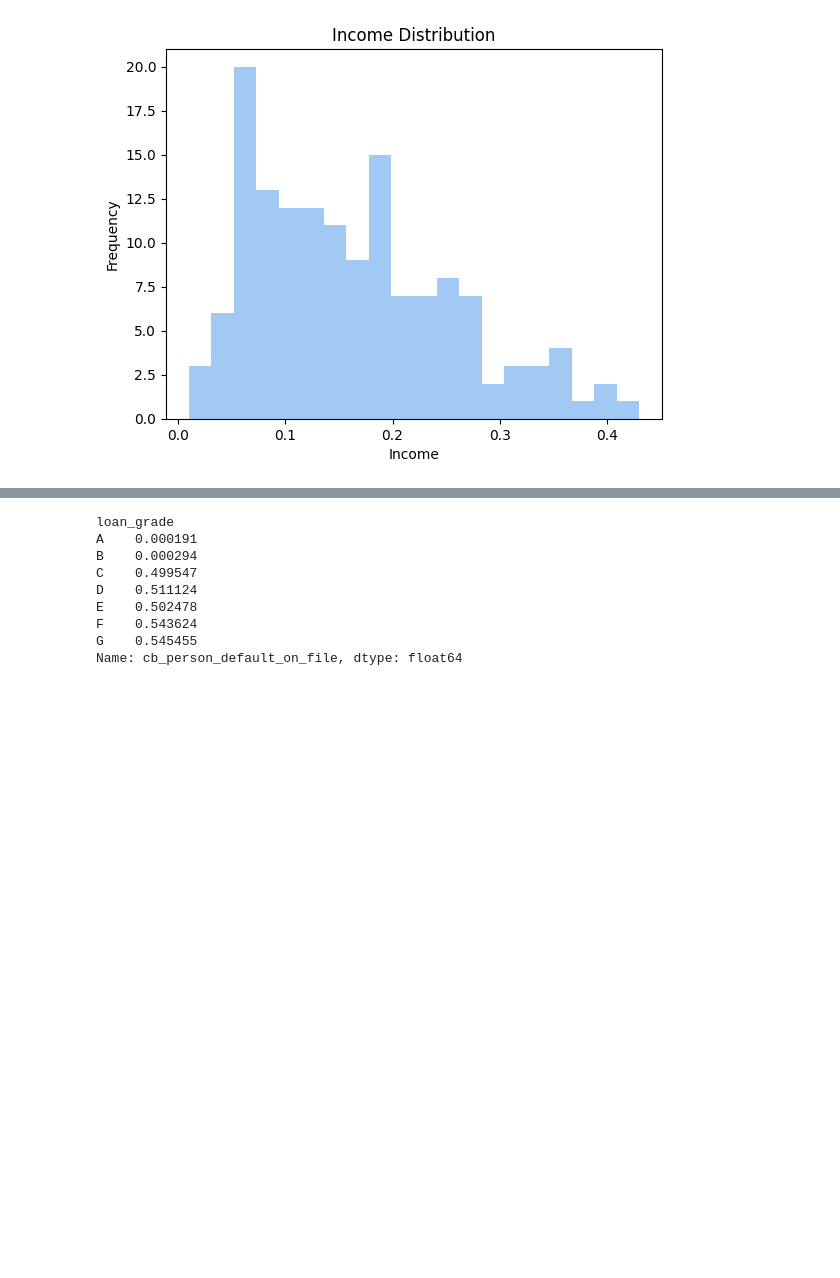
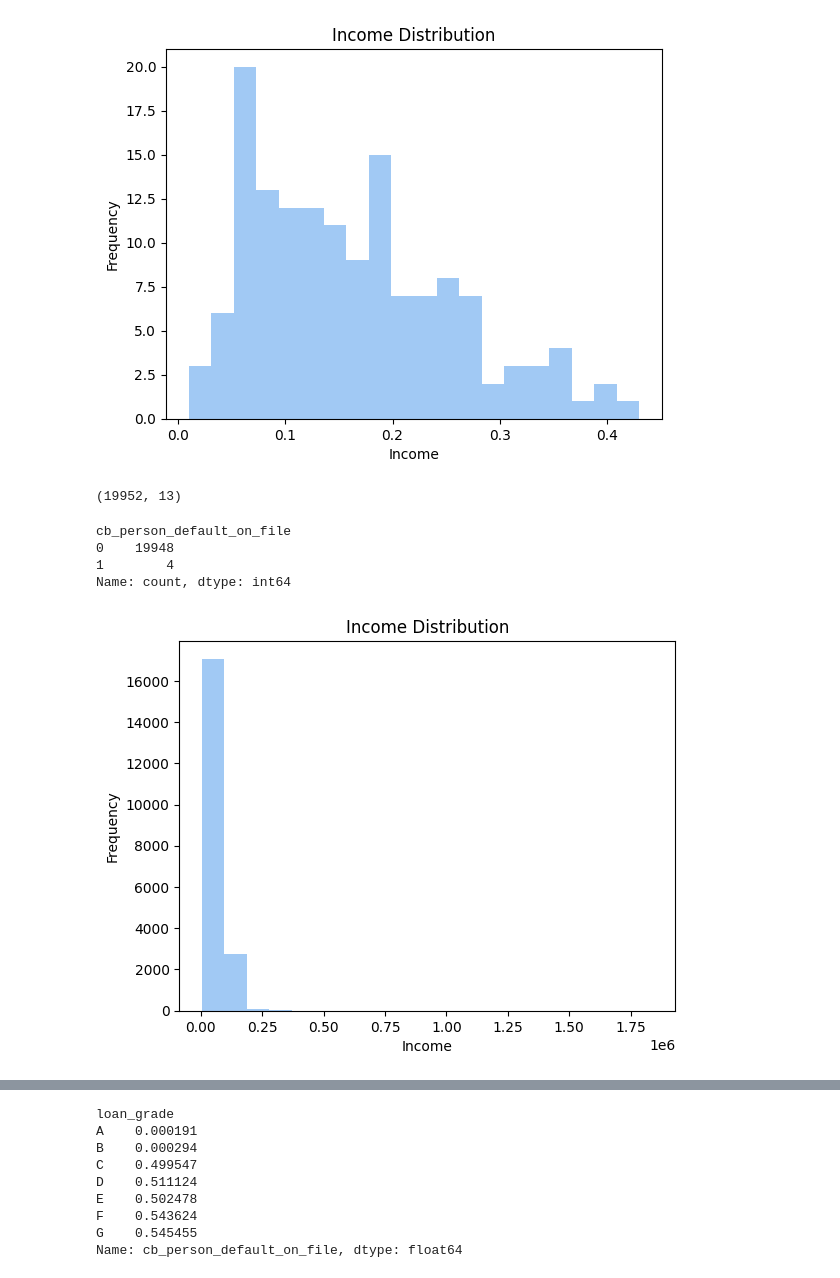
Before and after one commit to gauthaman77/EDA-Loan-Approval-Prediction, a Jupyter notebook: eda-loan-prediction.ipynb, the cells around one changed output, grey strips where cells are left out. Drawn from its saved outputs; the diff is of its cells as text; code cells hidden in the pictures; blank space fills up the shorter version.

Commit message:
Kaggle Notebook | EDA loan prediction | Version 4

```diff
--- a/eda-loan-prediction.ipynb
+++ b/eda-loan-prediction.ipynb
@@ -281,0 +282,25 @@ X_TEST['cb_person_default_on_file'] = X_TEST['cb_person_default_on_file'].map({'
+# %%
+# Let us check people who have rejected A grade loans
+df_not_A_grade = df[(df['loan_grade']=='A') & (df['loan_status']==0)]
+df_not_A_grade.shape
+# %% [output]
+(19952, 13)
+# %%
+# Assumptions here would be people will have either defaults
+# High loan to income percent
+# More house in mortgage
+# Let us start with defaults
+df_not_A_grade['cb_person_default_on_file'].value_counts()
+# %% [output]
+cb_person_default_on_file
+0    19948
+1        4
+Name: count, dtype: int64
+# %%
+plt.hist(df_not_A_grade['person_income'], bins=20)  # Adjust bins as needed
+plt.xlabel('Income')
+plt.ylabel('Frequency')
+plt.title('Income Distribution')
+plt.show()
+# %% [output]
+[figure, added]
```
Also changed, not shown: parts of 5 cells of this notebook.
